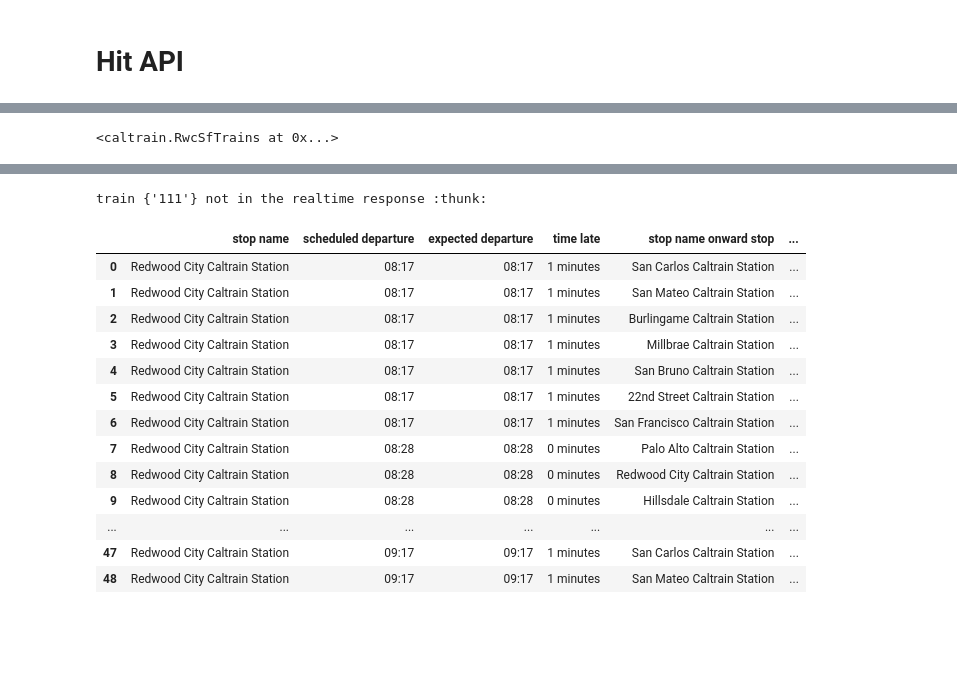
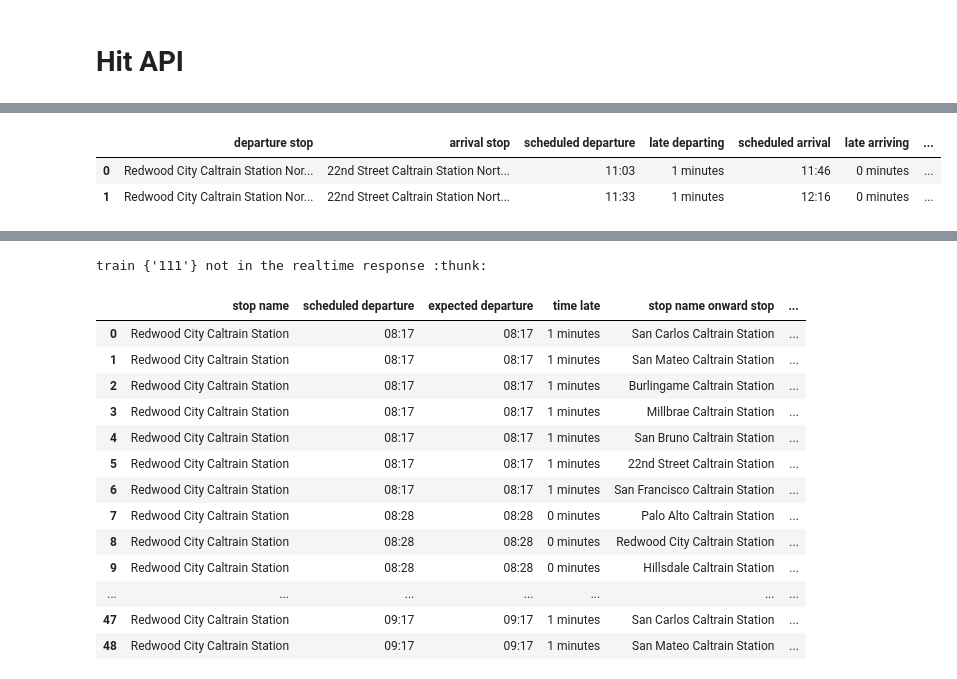
Before and after one commit to ahakso/sandbox, a Jupyter notebook: caltrain/caltrain_api.ipynb, the cells around one changed output, grey strips where cells are left out. Saved outputs shown, nothing was run; the diff lists cells and outputs as text; code cells hidden in the pictures; blank space fills up the shorter version.

```diff
--- a/caltrain/caltrain_api.ipynb
+++ b/caltrain/caltrain_api.ipynb
@@ -25,6 +23,9 @@ from caltrain import (
 # %%
 self = RwcSfTrains('north')
 # self = RwcSfTrains('south')
 self.fetch_data()
+self.next_train_options()
 # %% [output]
-<caltrain.RwcSfTrains at 0x...>
+|  | departure stop | arrival stop | scheduled departure | late departing | scheduled arrival | late arriving | ... |
+| 0 | Redwood City Caltrain Station Nor... | 22nd Street Caltrain Station Nort... | 11:03 | 1 minutes | 11:46 | 0 minutes | ... |
+| 1 | Redwood City Caltrain Station Nor... | 22nd Street Caltrain Station Nort... | 11:33 | 1 minutes | 12:16 | 0 minutes | ... |
```
Also changed, not shown: parts of 14 cells of this notebook, 5 other files.
